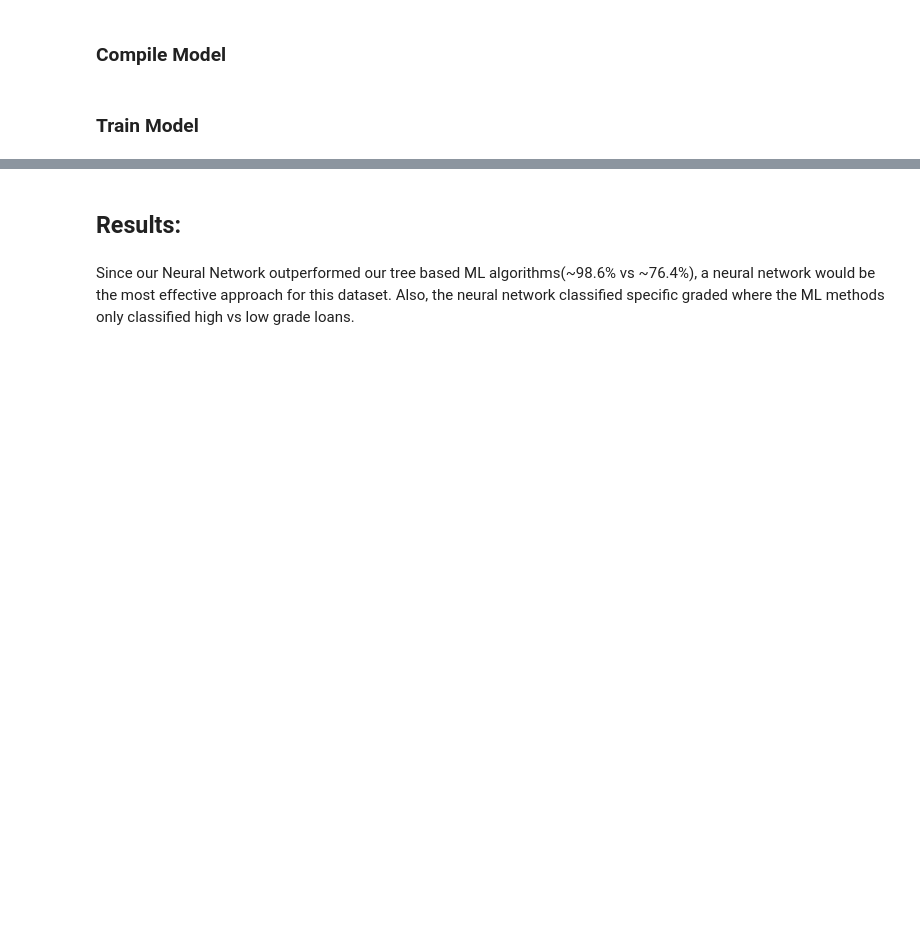
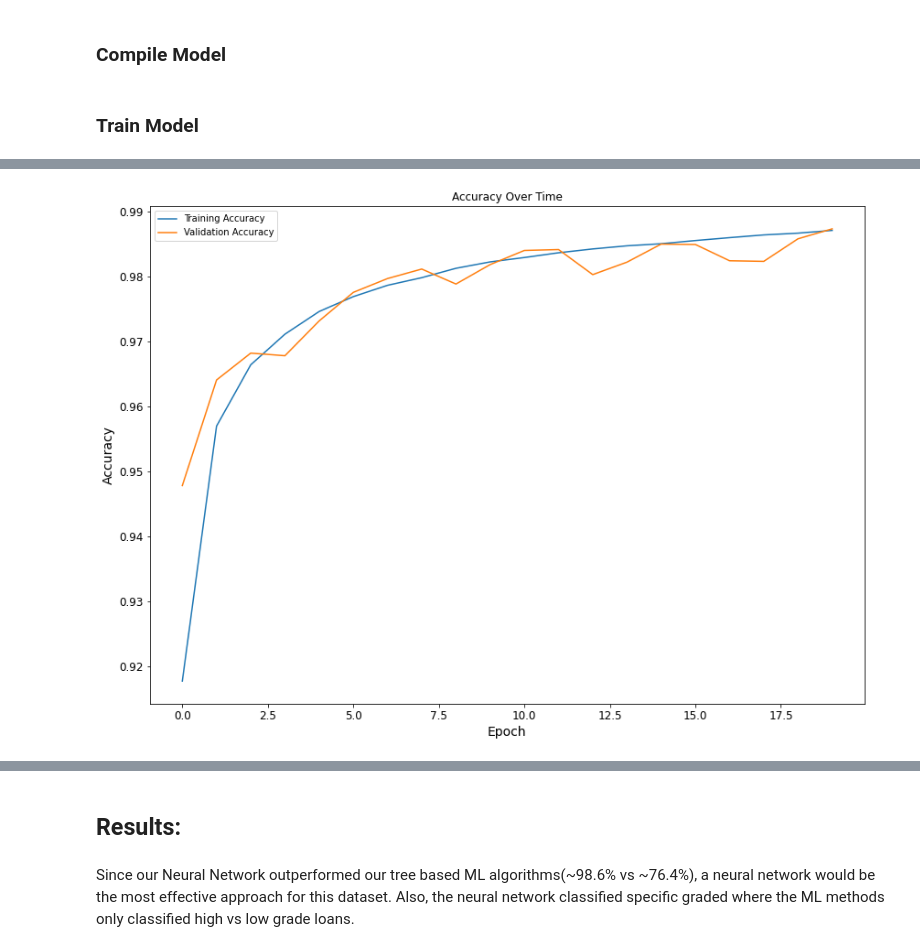
Before and after one commit to Jeromeschmidt/LendingClubLoanData, a Jupyter notebook: LendingClubLoanData.ipynb, the cells around one changed output, grey strips where cells are left out. Drawn from its saved outputs; the diff is of its cells as text; code cells hidden in the pictures; blank space fills up the shorter version.

```diff
--- a/LendingClubLoanData.ipynb
+++ b/LendingClubLoanData.ipynb
@@ -1420,3 +1419,21 @@ plt.show()
+# %%
+plt.figure(figsize=(14, 10))
+
+epochs_range = range(20)
+train_loss = hist.history['accuracy']
+val_loss = hist.history['val_accuracy']
+
+plt.plot(epochs_range, train_loss, label="Training Accuracy")
+plt.plot(epochs_range, val_loss, label="Validation Accuracy")
+
+plt.xlabel("Epoch")
+plt.ylabel("Accuracy")
+plt.title("Accuracy Over Time")
+plt.legend()
+
+plt.show()
+# %% [output]
+[figure, added]
 # %%
 model.evaluate(X_test, y_test)
 # %% [output]
```
Also changed, not shown: parts of 20 cells of this notebook.
